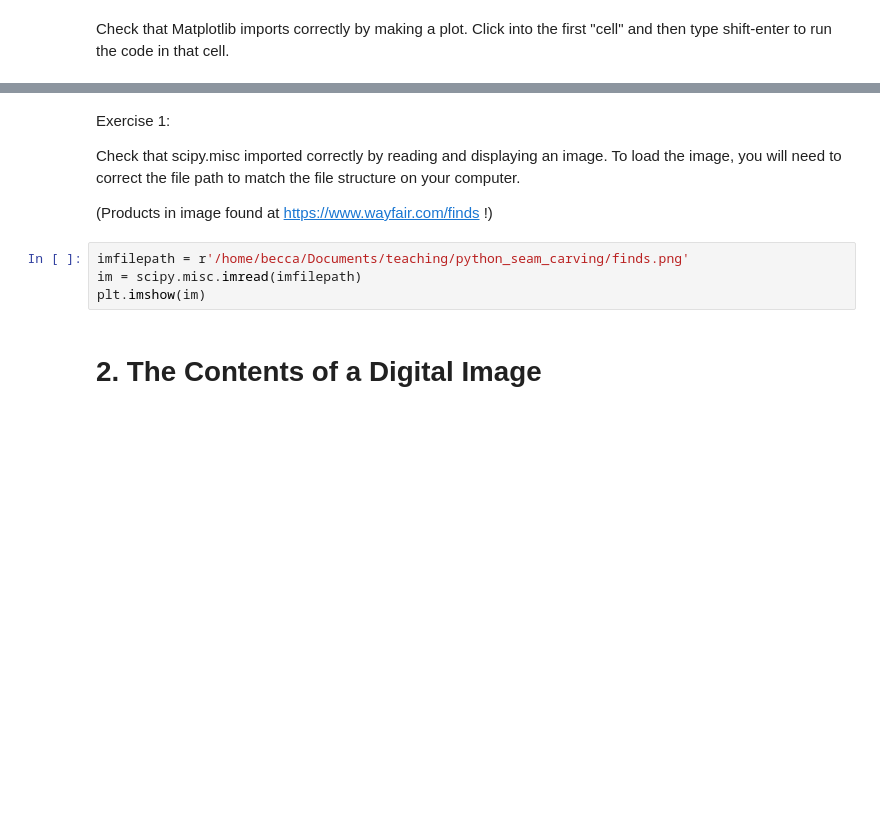
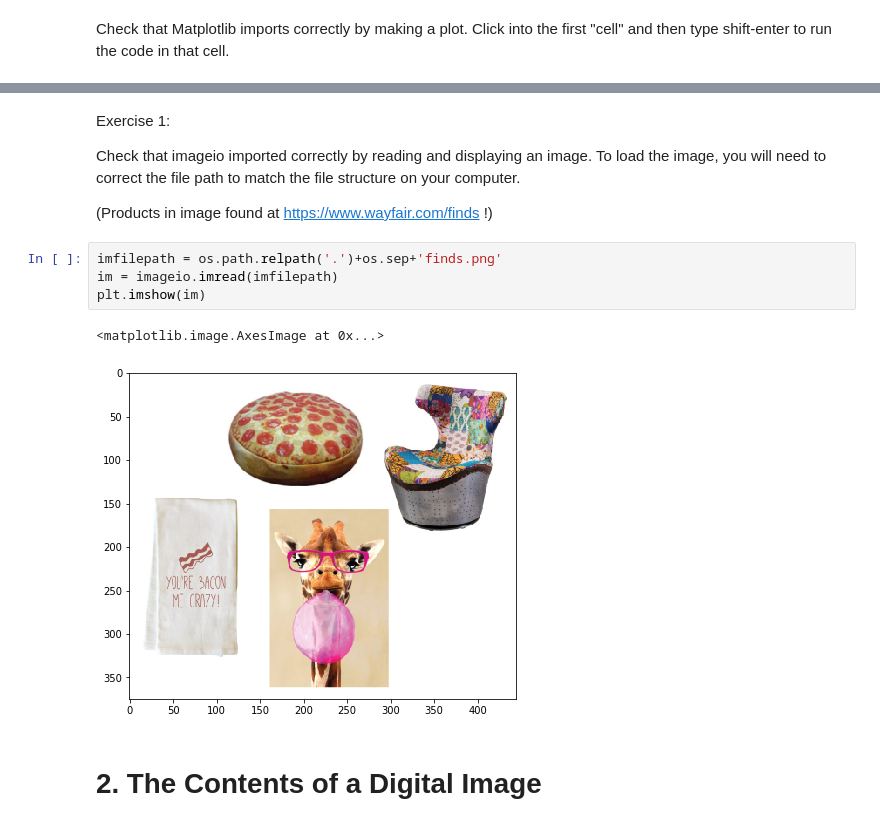
Before and after one commit to RebeccaWPerry/python_seam_carving, a Jupyter notebook: Seam+Carving.ipynb, the cells around one changed output, grey strips where cells are left out. Saved outputs shown, nothing was run; the diff lists cells and outputs as text; blank space fills up the shorter version.

Commit message:
updated from scipy.misc to imageio for loading

```diff
--- a/Seam+Carving.ipynb
+++ b/Seam+Carving.ipynb
@@ -24,13 +29,16 @@ plt.plot([1,2,3],[2,3,6],'-ro')
 # %% [markdown]
 Exercise 1:
 
-Check that scipy.misc imported correctly by reading and displaying an image. To load the image, you will need to correct the file path to match the file structure on your computer.
+Check that imageio imported correctly by reading and displaying an image. To load the image, you will need to correct the file path to match the file structure on your computer.
 
 (Products in image found at https://www.wayfair.com/finds !)
 # %%
-imfilepath = r'/home/becca/Documents/teaching/python_seam_carving/finds.png'
-im = scipy.misc.imread(imfilepath)
+imfilepath = os.path.relpath('.')+os.sep+'finds.png'
+im = imageio.imread(imfilepath)
 plt.imshow(im)
+# %% [output]
+<matplotlib.image.AxesImage at 0x...>
+[figure, added]
 # %% [markdown]
 # 2. The Contents of a Digital Image
 # %% [markdown]
```
Also changed, not shown: parts of 24 cells of this notebook.
